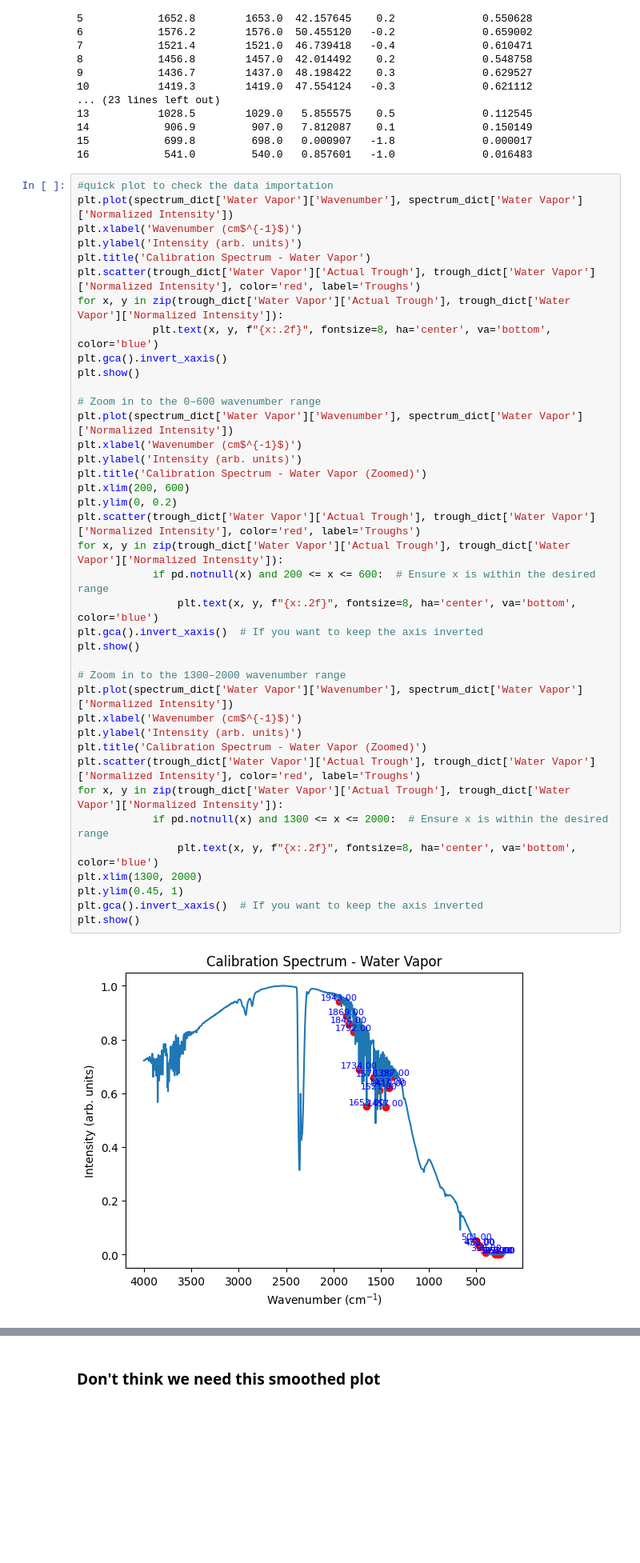
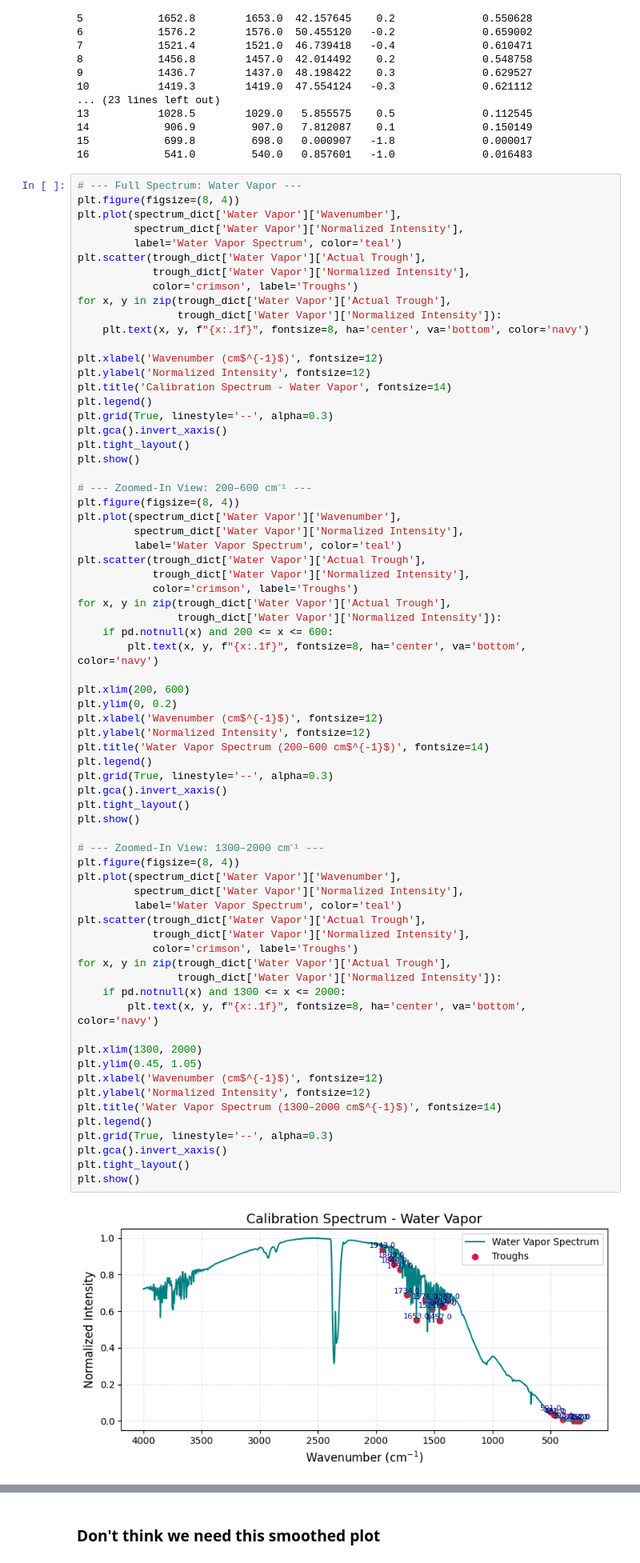
Before and after one commit to kearb-stomp/AdvLabs, a Jupyter notebook: Lab 1/Lab 6 Clean Version.ipynb, the cells around one changed output, grey strips where cells are left out. Shown at 80% size. Saved outputs shown, nothing was run; the diff lists cells and outputs as text; blank space fills up the shorter version.

Commit message:
Updated lab 6 clean
Finalized (hopefully) lab 6 data

```diff
--- a/Lab 1/Lab 6 Clean Version.ipynb
+++ b/Lab 1/Lab 6 Clean Version.ipynb
@@ -121,43 +121,73 @@ for key, data in trough_dict.items():
 15            699.8         698.0   0.000907   -1.8              0.000017
 16            541.0         540.0   0.857601   -1.0              0.016483
 # %%
-#quick plot to check the data importation
-plt.plot(spectrum_dict['Water Vapor']['Wavenumber'], spectrum_dict['Water Vapor']['Normalized Intensity'])
-plt.xlabel('Wavenumber (cm$^{-1}$)')
-plt.ylabel('Intensity (arb. units)')
-plt.title('Calibration Spectrum - Water Vapor')
-plt.scatter(trough_dict['Water Vapor']['Actual Trough'], trough_dict['Water Vapor']['Normalized Intensity'], color='red', label='Troughs')
-for x, y in zip(trough_dict['Water Vapor']['Actual Trough'], trough_dict['Water Vapor']['Normalized Intensity']):
-            plt.text(x, y, f"{x:.2f}", fontsize=8, ha='center', va='bottom', color='blue')
+# --- Full Spectrum: Water Vapor ---
+plt.figure(figsize=(8, 4))
+plt.plot(spectrum_dict['Water Vapor']['Wavenumber'],
+         spectrum_dict['Water Vapor']['Normalized Intensity'],
+         label='Water Vapor Spectrum', color='teal')
+plt.scatter(trough_dict['Water Vapor']['Actual Trough'],
+            trough_dict['Water Vapor']['Normalized Intensity'],
+            color='crimson', label='Troughs')
+for x, y in zip(trough_dict['Water Vapor']['Actual Trough'],
+                trough_dict['Water Vapor']['Normalized Intensity']):
+    plt.text(x, y, f"{x:.1f}", fontsize=8, ha='center', va='bottom', color='navy')
+
+plt.xlabel('Wavenumber (cm$^{-1}$)', fontsize=12)
+plt.ylabel('Normalized Intensity', fontsize=12)
+plt.title('Calibration Spectrum - Water Vapor', fontsize=14)
+plt.legend()
+plt.grid(True, linestyle='--', alpha=0.3)
 plt.gca().invert_xaxis()
+plt.tight_layout()
 plt.show()
 
-# Zoom in to the 0–600 wavenumber range
-plt.plot(spectrum_dict['Water Vapor']['Wavenumber'], spectrum_dict['Water Vapor']['Normalized Intensity'])
-plt.xlabel('Wavenumber (cm$^{-1}$)')
-plt.ylabel('Intensity (arb. units)')
-plt.title('Calibration Spectrum - Water Vapor (Zoomed)')
+# --- Zoomed-In View: 200–600 cm⁻¹ ---
+plt.figure(figsize=(8, 4))
+plt.plot(spectrum_dict['Water Vapor']['Wavenumber'],
+         spectrum_dict['Water Vapor']['Normalized Intensity'],
+         label='Water Vapor Spectrum', color='teal')
+plt.scatter(trough_dict['Water Vapor']['Actual Trough'],
+            trough_dict['Water Vapor']['Normalized Intensity'],
+            color='crimson', label='Troughs')
+for x, y in zip(trough_dict['Water Vapor']['Actual Trough'],
+                trough_dict['Water Vapor']['Normalized Intensity']):
+    if pd.notnull(x) and 200 <= x <= 600:
+        plt.text(x, y, f"{x:.1f}", fontsize=8, ha='center', va='bottom', color='navy')
+
 plt.xlim(200, 600)
 plt.ylim(0, 0.2)
-plt.scatter(trough_dict['Water Vapor']['Actual Trough'], trough_dict['Water Vapor']['Normalized Intensity'], color='red', label='Troughs')
-for x, y in zip(trough_dict['Water Vapor']['Actual Trough'], trough_dict['Water Vapor']['Normalized Intensity']):
-            if pd.notnull(x) and 200 <= x <= 600:  # Ensure x is within the desired range
-                plt.text(x, y, f"{x:.2f}", fontsize=8, ha='center', va='bottom', color='blue')
-plt.gca().invert_xaxis()  # If you want to keep the axis inverted
+plt.xlabel('Wavenumber (cm$^{-1}$)', fontsize=12)
+plt.ylabel('Normalized Intensity', fontsize=12)
+plt.title('Water Vapor Spectrum (200–600 cm$^{-1}$)', fontsize=14)
+plt.legend()
+plt.grid(True, linestyle='--', alpha=0.3)
+plt.gca().invert_xaxis()
+plt.tight_layout()
 plt.show()
 
-# Zoom in to the 1300–2000 wavenumber range
-plt.plot(spectrum_dict['Water Vapor']['Wavenumber'], spectrum_dict['Water Vapor']['Normalized Intensity'])
-plt.xlabel('Wavenumber (cm$^{-1}$)')
-plt.ylabel('Intensity (arb. units)')
-plt.title('Calibration Spectrum - Water Vapor (Zoomed)')
-plt.scatter(trough_dict['Water Vapor']['Actual Trough'], trough_dict['Water Vapor']['Normalized Intensity'], color='red', label='Troughs')
-for x, y in zip(trough_dict['Water Vapor']['Actual Trough'], trough_dict['Water Vapor']['Normalized Intensity']):
-            if pd.notnull(x) and 1300 <= x <= 2000:  # Ensure x is within the desired range
-                plt.text(x, y, f"{x:.2f}", fontsize=8, ha='center', va='bottom', color='blue')
+# --- Zoomed-In View: 1300–2000 cm⁻¹ ---
+plt.figure(figsize=(8, 4))
+plt.plot(spectrum_dict['Water Vapor']['Wavenumber'],
+         spectrum_dict['Water Vapor']['Normalized Intensity'],
+         label='Water Vapor Spectrum', color='teal')
+plt.scatter(trough_dict['Water Vapor']['Actual Trough'],
+            trough_dict['Water Vapor']['Normalized Intensity'],
+            color='crimson', label='Troughs')
+for x, y in zip(trough_dict['Water Vapor']['Actual Trough'],
+                trough_dict['Water Vapor']['Normalized Intensity']):
+    if pd.notnull(x) and 1300 <= x <= 2000:
+        plt.text(x, y, f"{x:.1f}", fontsize=8, ha='center', va='bottom', color='navy')
+
 plt.xlim(1300, 2000)
-plt.ylim(0.45, 1)
-plt.gca().invert_xaxis()  # If you want to keep the axis inverted
+plt.ylim(0.45, 1.05)
+plt.xlabel('Wavenumber (cm$^{-1}$)', fontsize=12)
+plt.ylabel('Normalized Intensity', fontsize=12)
+plt.title('Water Vapor Spectrum (1300–2000 cm$^{-1}$)', fontsize=14)
+plt.legend()
+plt.grid(True, linestyle='--', alpha=0.3)
+plt.gca().invert_xaxis()
+plt.tight_layout()
 plt.show()
 # %% [output]
-[figure, old version]
+[figure, new version]
```
Also changed, not shown: parts of 19 cells of this notebook.
